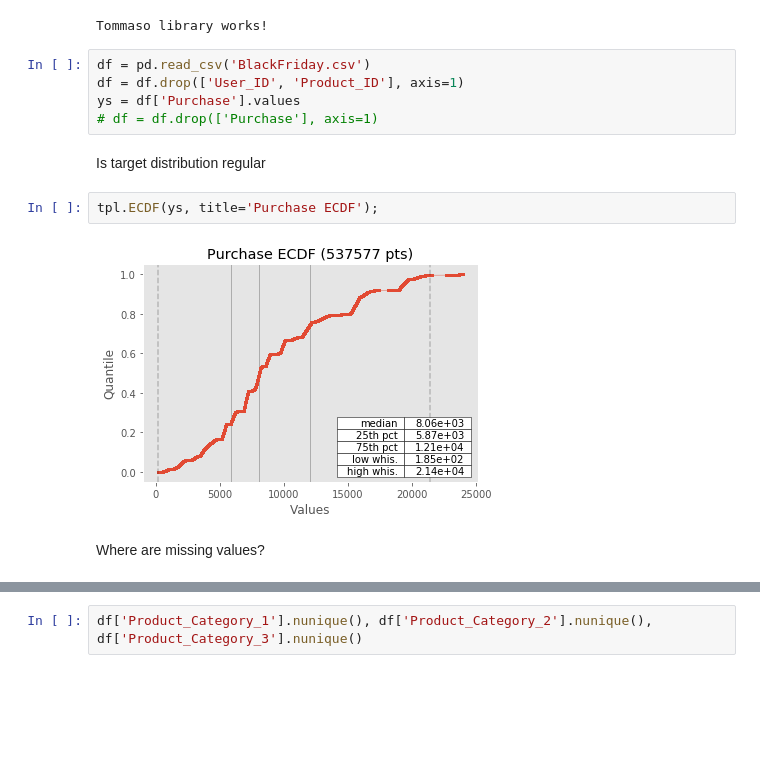
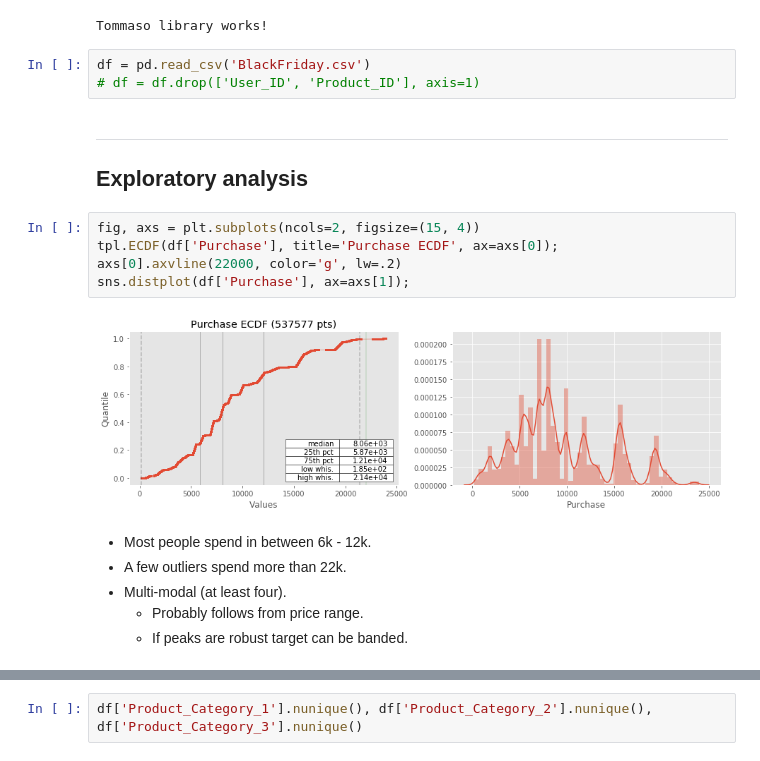
Before and after one commit to Llewlyn/Datasets-analysis, a Jupyter notebook: black_friday/black_friday.ipynb, the cells around one changed output, grey strips where cells are left out. Cells and saved outputs as stored; diff of their text form; blank space fills up the shorter version.

```diff
--- a/black_friday/black_friday.ipynb
+++ b/black_friday/black_friday.ipynb
@@ -16,14 +16,20 @@ tpl.test()
 Tommaso library works!
 # %%
 df = pd.read_csv('BlackFriday.csv')
-df = df.drop(['User_ID', 'Product_ID'], axis=1)
-ys = df['Purchase'].values
-# df = df.drop(['Purchase'], axis=1)
+# df = df.drop(['User_ID', 'Product_ID'], axis=1)
-# %% [markdown]
-Is target distribution regular
-# %%
-tpl.ECDF(ys, title='Purchase ECDF');
-# %% [output]
-[figure, removed]
-# %% [markdown]
-Where are missing values?
+# %% [markdown]
+***
+## Exploratory analysis
+# %%
+fig, axs = plt.subplots(ncols=2, figsize=(15, 4))
+tpl.ECDF(df['Purchase'], title='Purchase ECDF', ax=axs[0]);
+axs[0].axvline(22000, color='g', lw=.2)
+sns.distplot(df['Purchase'], ax=axs[1]);
+# %% [output]
+[figure, added]
+# %% [markdown]
+- Most people spend in between 6k - 12k.
+- A few outliers spend more than 22k.
+- Multi-modal (at least four).
+    - Probably follows from price range.
+    - If peaks are robust target can be banded.
```
Also changed, not shown: parts of 32 cells of this notebook, 1 other file.
